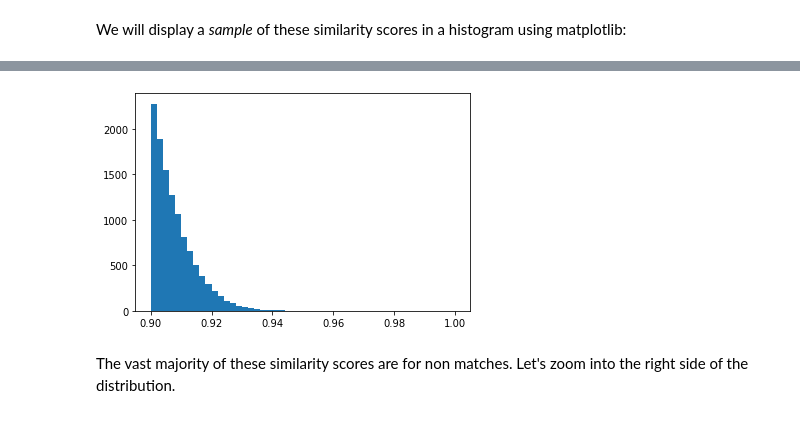
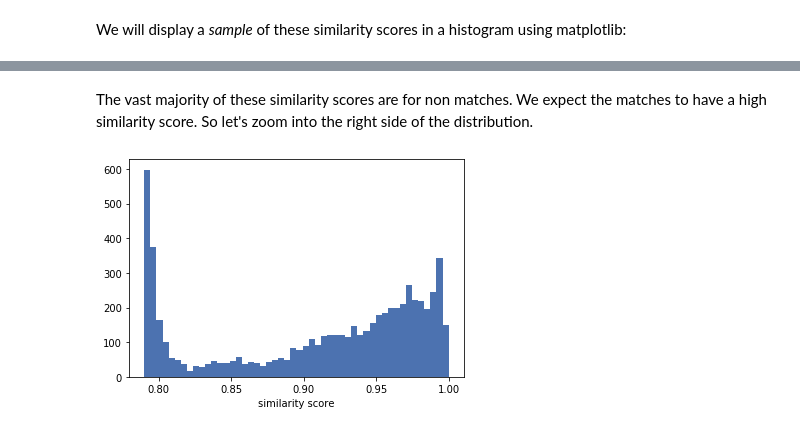
Before and after one commit to data61/anonlink-entity-service, a Jupyter notebook: docs/tutorial/Similarity Scores.ipynb, the cells around one changed output, grey strips where cells are left out. Cells and saved outputs as stored; diff of their text form; code cells hidden in the pictures.

```diff
--- a/docs/tutorial/Similarity Scores.ipynb
+++ b/docs/tutorial/Similarity Scores.ipynb
@@ -369,7 +375,7 @@ with NamedTemporaryFile('wt') as f:
         --project="{project_id}" \
         --apikey="{credentials['result_token']}" \
         --server "{url}" \
-        --threshold 0.9 \
+        --threshold 0.75 \
         --output "{f.name}"
 
     run_id = json.load(open(f.name))['run_id']
@@ -425,2 +431,7 @@ len(data)
 # %% [markdown]
 We will display a *sample* of these similarity scores in a histogram using matplotlib:
+# %%
+plt.style.use('seaborn-deep')
+plt.hist([score for _, _, score in data], bins=50)
+plt.xlabel('similarity score')
+plt.show()
@@ -427,6 +440,8 @@ We will display a *sample* of these similarity scores in a histogram using matpl
+# %% [markdown]
+The vast majority of these similarity scores are for non matches. We expect the matches to have a high similarity score. So let's zoom into the right side of the distribution.
 # %%
-plt.hist([score for _, _, score in data[::100]], bins=50);
+plt.hist([score for _, _, score in data if score >= 0.79], bins=50);
+plt.xlabel('similarity score')
+plt.show()
 # %% [output]
-[figure, old version]
+[figure, new version]
-# %% [markdown]
-The vast majority of these similarity scores are for non matches. Let's zoom into the right side of the distribution.
```
Also changed, not shown: parts of 22 cells of this notebook, 6 other files.
